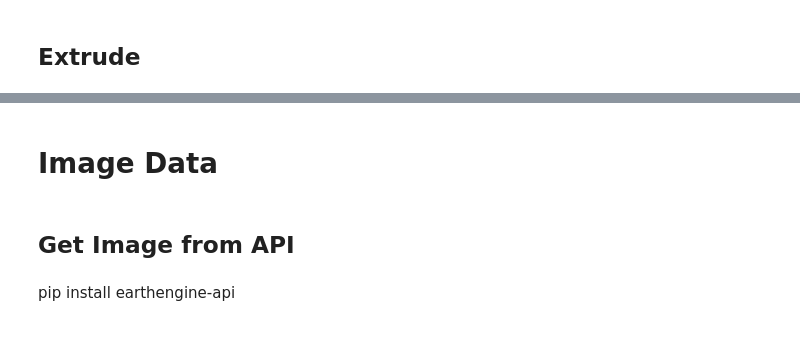
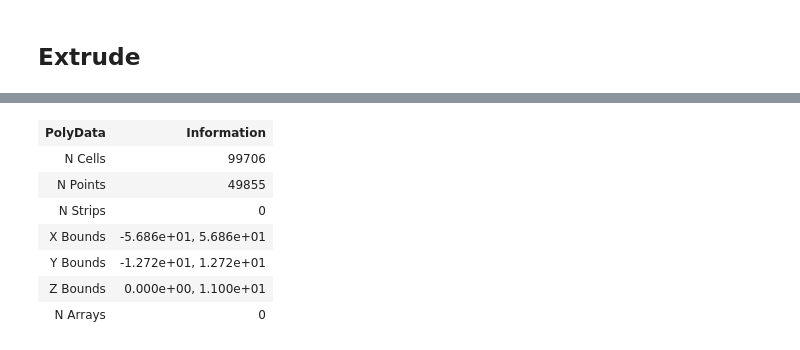
Before and after one commit to SchabiDesigns/swiss3d, a Jupyter notebook: notebook.ipynb, the cells around one changed output, grey strips where cells are left out. Drawn from its saved outputs; the diff is of its cells as text; code cells hidden in the pictures.

```diff
--- a/notebook.ipynb
+++ b/notebook.ipynb
@@ -3,6 +3,9 @@ import pandas as pd
 import numpy as np
 import geopandas as gpd
 import pyvista as pv
+
+pv.set_jupyter_backend('trame')
+# using streamlit-stl (pip install streamlit_stl) to visualize data
 # %% [markdown]
 ## Ouput from App
 # %%
@@ -43,3 +96,28 @@ polygon
+# %%
+image = ee.Image(collection.first())
+
+# Clip the image to the desired bounds
+clipped_image = image.clip(box)
+
+# Get the URL for the clipped image
+clipped_url = clipped_image.getThumbURL(
+    {
+        "format": "png",
+        "bands": ["B4", "B3", "B2"],
+        "min": 0,
+        "max": 4000,
+    }
+)
+
+# Fetch and display the clipped image
+response = requests.get(clipped_url, stream=True)
+clipped_image_pil = Image.open(response.raw)
+
+# Convert the image to RGB mode
+clipped_image_rgb = clipped_image_pil.convert("RGB")
+
+# Convert to pv.Texture directly from PIL image
+texture = pv.numpy_to_texture(np.array(clipped_image_rgb))
 # %% [markdown]
 # Geo Data
 # %% [markdown]
@@ -99,8 +221,7 @@ coords_api
 # %%
 import requests
-
 # Define the URL for the OpenTopography data request
-url = f"https://portal.opentopography.org/API/globaldem?demtype={demtype}&{coords_api}&outputFormat={outputFormat}&API_Key={apikey}"
+url = f"https://portal.opentopography.org/API/globaldem?demtype={demtype}&{coords_api}&outputFormat={outputFormat}&API_Key={apikey}&encoding='utf-8'"
 
 # Send the request to download the AAIGrid file
 response = requests.get(url)
@@ -111,0 +249,10 @@ lines = response.content.decode("ISO-8859-1").split("\n")
+# %%
+import chardet
+
+# Detect the encoding of the content
+result = chardet.detect(response.content)
+encoding = result['encoding']
+
+# Decode the content using the detected encoding
+lines = response.content.decode(encoding).split("\n")
+lines[:10]
@@ -370,6 +627,7 @@ scaled_model.points[:, 2] -= min_z
 
 # Plot the adjusted model
 pl = pv.Plotter()
-pl.add_mesh(scaled_model.elevation(), show_edges=False)
+pl.add_mesh(scaled_model.texture_map_to_plane(), show_edges=False, texture=texture)
 pl.show()
 scaled_model
+# %% [output]
@@ -376,6 +635,8 @@ scaled_model
+| PolyData | Information |
+| N Cells | 99706 |
+| N Points | 49855 |
+| N Strips | 0 |
+| X Bounds | -5.686e+01, 5.686e+01 |
+| Y Bounds | -1.272e+01, 1.272e+01 |
+| Z Bounds | 0.000e+00, 1.100e+01 |
+| N Arrays | 0 |
-# %% [markdown]
-# Image Data
-# %% [markdown]
-## Get Image from API
-# %% [markdown]
-pip install earthengine-api
```
Also changed, not shown: parts of 52 cells of this notebook, 5 other files.
